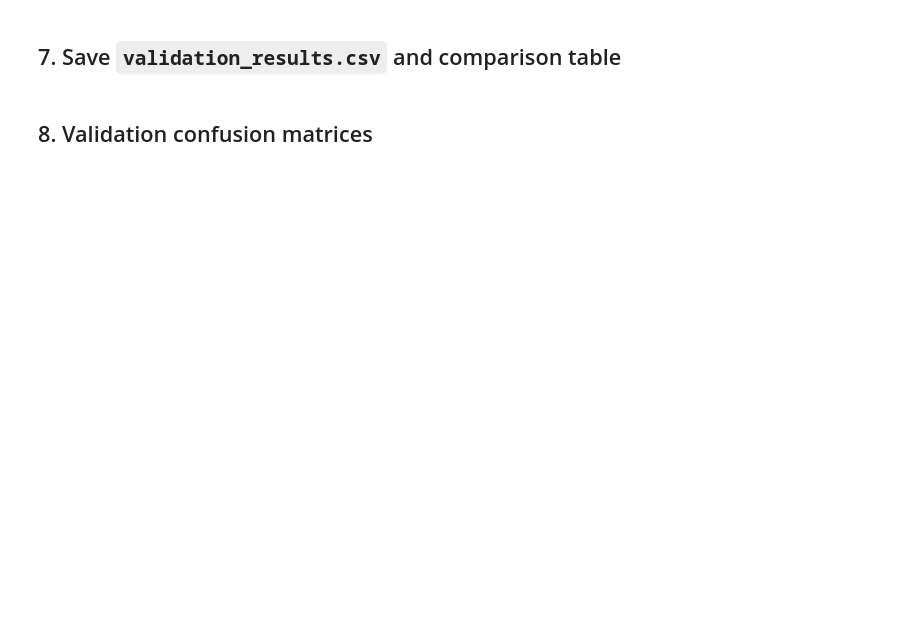
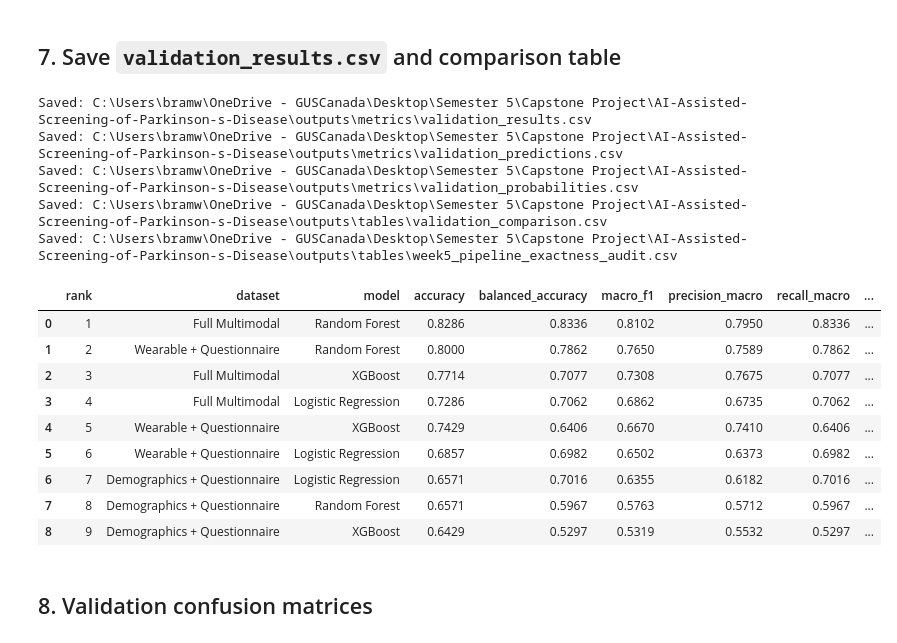
Before and after one commit to obramwell/AI-Assisted-Screening-of-Parkinson-s-Disease, a Jupyter notebook: notebooks/12a_validation_evaluation.ipynb, the cells around one changed output. Cells and saved outputs as stored; diff of their text form; code cells hidden in the pictures; blank space fills up the shorter version.

Commit message:
Complete Week 6 validation evaluation

```diff
--- a/notebooks/12a_validation_evaluation.ipynb
+++ b/notebooks/12a_validation_evaluation.ipynb
@@ -86,17 +108,11 @@ Notebook 11b saves each fitted `GridSearchCV.best_estimator_` pipeline with `job
 # %%
-if not MODELS_DIR.exists():
+model_files = sorted(MODELS_DIR.glob("*.joblib"))
+
+if not model_files:
     raise FileNotFoundError(
-        f"Week 5 models directory not found: {MODELS_DIR}"
+        f"No .joblib models were found in: {MODELS_DIR}"
     )
 
-joblib_files = sorted(MODELS_DIR.glob("*.joblib"))
-
-if not joblib_files:
-    raise FileNotFoundError(
-        "No Week 5 .joblib model artifacts were found in models/. "
-        "Copy the fitted pipelines saved by Notebook 11b into this directory."
-    )
-
-print(f"Found {len(joblib_files)} Week 5 model artifact(s):")
-for path in joblib_files:
+print(f"Found {len(model_files)} saved model artifact(s):")
+for path in model_files:
     print(" -", path.name)
@@ -734,31 +739,74 @@ display(validation_results)
 # %%
 validation_results.to_csv(
     METRICS_DIR / "validation_results.csv",
+    index=False,
+)
+
+validation_predictions.to_csv(
+    METRICS_DIR / "validation_predictions.csv",
+    index=False,
+)
+
+validation_probabilities.to_csv(
+    METRICS_DIR / "validation_probabilities.csv",
+    index=False,
+)
+
+week5_pipeline_exactness_audit.to_csv(
+    TABLES_DIR / "week5_pipeline_exactness_audit.csv",
     index=False,
 )
 
 comparison_cols = [
     "rank",
     "dataset",
     "model",
-    "n_validation",
     "accuracy",
     "balanced_accuracy",
     "macro_f1",
     "precision_macro",
     "recall_macro",
+    "artifact_filename",
 ]
 
 validation_comparison = validation_results[
     comparison_cols
 ].copy()
 
 validation_comparison.to_csv(
     TABLES_DIR / "validation_comparison.csv",
     index=False,
 )
 
+if not validation_failures.empty:
+    validation_failures.to_csv(
+        TABLES_DIR / "validation_failures.csv",
+        index=False,
+    )
+
+print("Saved:", METRICS_DIR / "validation_results.csv")
+print("Saved:", METRICS_DIR / "validation_predictions.csv")
+print("Saved:", METRICS_DIR / "validation_probabilities.csv")
+print("Saved:", TABLES_DIR / "validation_comparison.csv")
+print("Saved:", TABLES_DIR / "week5_pipeline_exactness_audit.csv")
+
 display(validation_comparison.round(4))
+# %% [output]
+Saved: C:\Users\bramw\OneDrive - GUSCanada\Desktop\Semester 5\Capstone Project\AI-Assisted-Screening-of-Parkinson-s-Disease\outputs\metrics\validation_results.csv
+Saved: C:\Users\bramw\OneDrive - GUSCanada\Desktop\Semester 5\Capstone Project\AI-Assisted-Screening-of-Parkinson-s-Disease\outputs\metrics\validation_predictions.csv
+Saved: C:\Users\bramw\OneDrive - GUSCanada\Desktop\Semester 5\Capstone Project\AI-Assisted-Screening-of-Parkinson-s-Disease\outputs\metrics\validation_probabilities.csv
+Saved: C:\Users\bramw\OneDrive - GUSCanada\Desktop\Semester 5\Capstone Project\AI-Assisted-Screening-of-Parkinson-s-Disease\outputs\tables\validation_comparison.csv
+Saved: C:\Users\bramw\OneDrive - GUSCanada\Desktop\Semester 5\Capstone Project\AI-Assisted-Screening-of-Parkinson-s-Disease\outputs\tables\week5_pipeline_exactness_audit.csv
+|  | rank | dataset | model | accuracy | balanced_accuracy | macro_f1 | precision_macro | recall_macro | ... |
+| 0 | 1 | Full Multimodal | Random Forest | 0.8286 | 0.8336 | 0.8102 | 0.7950 | 0.8336 | ... |
+| 1 | 2 | Wearable + Questionnaire | Random Forest | 0.8000 | 0.7862 | 0.7650 | 0.7589 | 0.7862 | ... |
+| 2 | 3 | Full Multimodal | XGBoost | 0.7714 | 0.7077 | 0.7308 | 0.7675 | 0.7077 | ... |
+| 3 | 4 | Full Multimodal | Logistic Regression | 0.7286 | 0.7062 | 0.6862 | 0.6735 | 0.7062 | ... |
+| 4 | 5 | Wearable + Questionnaire | XGBoost | 0.7429 | 0.6406 | 0.6670 | 0.7410 | 0.6406 | ... |
+| 5 | 6 | Wearable + Questionnaire | Logistic Regression | 0.6857 | 0.6982 | 0.6502 | 0.6373 | 0.6982 | ... |
+| 6 | 7 | Demographics + Questionnaire | Logistic Regression | 0.6571 | 0.7016 | 0.6355 | 0.6182 | 0.7016 | ... |
+| 7 | 8 | Demographics + Questionnaire | Random Forest | 0.6571 | 0.5967 | 0.5763 | 0.5712 | 0.5967 | ... |
+| 8 | 9 | Demographics + Questionnaire | XGBoost | 0.6429 | 0.5297 | 0.5319 | 0.5532 | 0.5297 | ... |
 # %% [markdown]
 ## 8. Validation confusion matrices
 # %%
```
Also changed, not shown: parts of 20 cells of this notebook, 18 other files.
